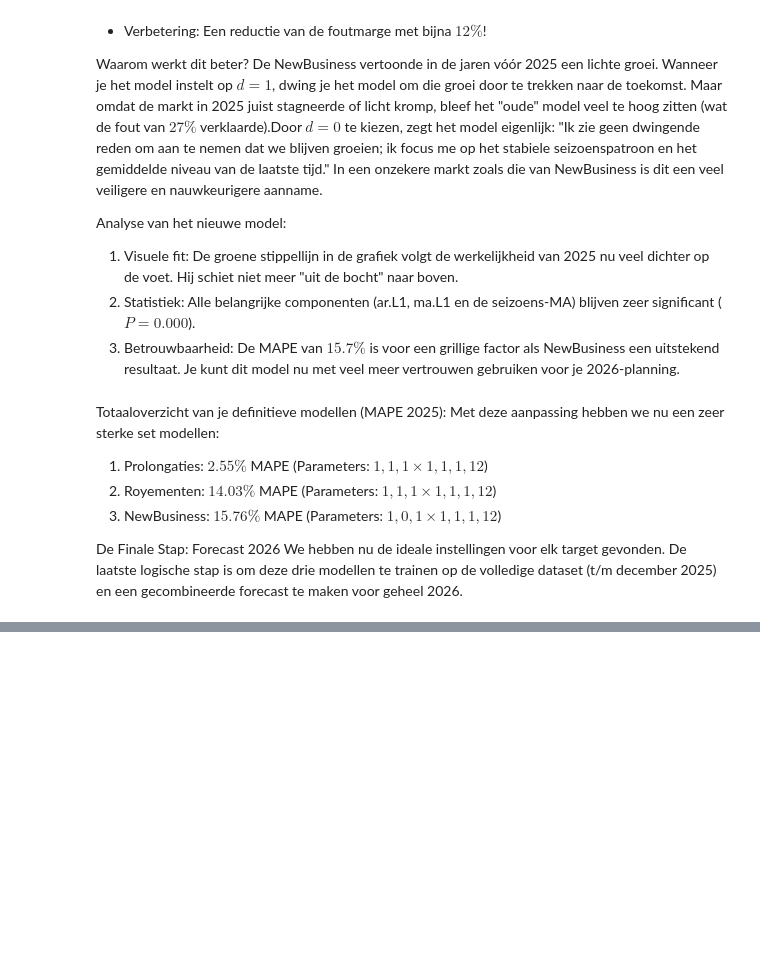
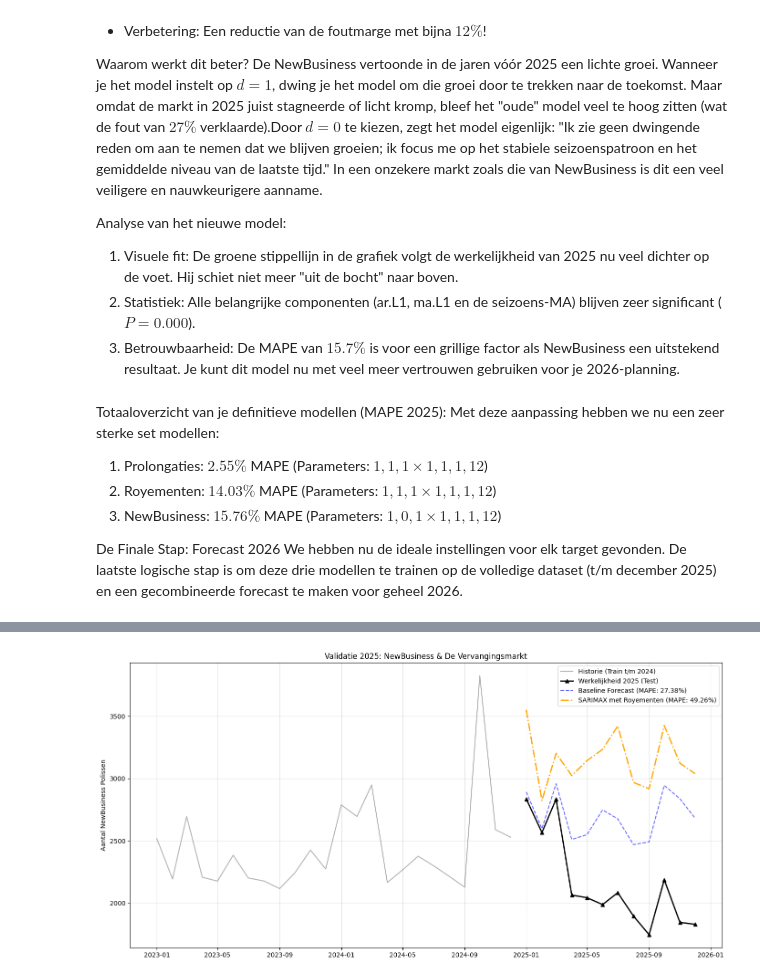
Before and after one commit to wmvanhuis/MADS-ML-Graduation_Project_Bovemij, a Jupyter notebook: notebooks/timeseries/model timeseries newbusiness.ipynb, the cells around one changed output, grey strips where cells are left out. Drawn from its saved outputs; the diff is of its cells as text; code cells hidden in the pictures; blank space fills up the shorter version.

```diff
--- a/notebooks/timeseries/model timeseries newbusiness.ipynb
+++ b/notebooks/timeseries/model timeseries newbusiness.ipynb
@@ -484,0 +651,71 @@ We hebben nu de ideale instellingen voor elk target gevonden. De laatste logisch
+# %%
+# Validatie op 2025 met Royementen als Exogene Variabele
+
+# 1. Variabelen voorbereiden
+target_col = 'Log_NewBusiness'
+exog_col = 'Log_Royementen'
+
+# 2. Splitsen in Train (nu t/m 2024!) en Test (nu 2025!)
+train_2025 = df[:'2024-12-01']
+test_2025 = df['2025-01-01':'2025-12-01']
+
+print("--- Start VALIDATIE op 2025: NewBusiness met Royementen (Vervangingsmarkt) ---")
+
+# 3. Model 1: Baseline NewBusiness 2025 (Zonder Exog)
+model_base_2025 = SARIMAX(train_2025[target_col],
+                          order=(1, 1, 1),
+                          seasonal_order=(1, 1, 1, 12),
+                          enforce_stationarity=False,
+                          enforce_invertibility=False)
+res_base_2025 = model_base_2025.fit(disp=False)
+fc_base_log_2025 = res_base_2025.get_forecast(steps=len(test_2025)).predicted_mean
+forecast_base_final_2025 = np.expm1(fc_base_log_2025)
+
+# 4. Model 2: SARIMAX 2025 (Met Exog 'Royementen')
+model_exog_2025 = SARIMAX(train_2025[target_col],
+                          exog=train_2025[exog_col],
+                          order=(1, 1, 1),
+                          seasonal_order=(1, 1, 1, 12),
+                          enforce_stationarity=False,
+                          enforce_invertibility=False)
+res_exog_2025 = model_exog_2025.fit(disp=False)
+
+fc_exog_log_2025 = res_exog_2025.get_forecast(steps=len(test_2025), exog=test_2025[exog_col]).predicted_mean
+forecast_exog_final_2025 = np.expm1(fc_exog_log_2025)
+
+# 5. Werkelijke data 2025
+actual_final_2025 = np.expm1(test_2025[target_col])
+
+# 6. Evaluatie Berekenen
+mape_base_2025 = mean_absolute_percentage_error(actual_final_2025, forecast_base_final_2025)
+rmse_base_2025 = np.sqrt(mean_squared_error(actual_final_2025, forecast_base_final_2025))
+
+mape_exog_2025 = mean_absolute_percentage_error(actual_final_2025, forecast_exog_final_2025)
+rmse_exog_2025 = np.sqrt(mean_squared_error(actual_final_2025, forecast_exog_final_2025))
+
+# 7. Resultaten Printen
+print(f"\nBaseline Model NewBusiness 2025 (Alleen Historie):")
+print(f"MAPE: {mape_base_2025:.2%}")
+print(f"RMSE: {rmse_base_2025:.2f} polissen")
+
+print(f"\nSARIMAX Model NewBusiness 2025 (Met Royementen als voorspeller):")
+print(f"MAPE: {mape_exog_2025:.2%}")
+print(f"RMSE: {rmse_exog_2025:.2f} polissen")
+
+print("\nModel Summary (Let op de P-waarde van 'Log_Royementen'):")
+print(res_exog_2025.summary().tables[1])
+
+# 8. Visualisatie
+plt.figure(figsize=(14, 7))
+plt.plot(np.expm1(train_2025[target_col]['2023-01-01':]), label='Historie (Train t/m 2024)', color='black', alpha=0.3)
+plt.plot(actual_final_2025, label='Werkelijkheid 2025 (Test)', color='black', marker='^', linewidth=2)
+plt.plot(forecast_base_final_2025, label=f'Baseline Forecast (MAPE: {mape_base_2025:.2%})', color='blue', linestyle='--', alpha=0.6)
+plt.plot(forecast_exog_final_2025, label=f'SARIMAX met Royementen (MAPE: {mape_exog_2025:.2%})', color='orange', linewidth=2, linestyle='-.')
+
+plt.title('Validatie 2025: NewBusiness & De Vervangingsmarkt')
+plt.ylabel('Aantal NewBusiness Polissen')
+plt.legend()
+plt.grid(True, alpha=0.3)
+plt.tight_layout()
+plt.show()
+# %% [output]
@@ -484,0 +739 @@ We hebben nu de ideale instellingen voor elk target gevonden. De laatste logisch
+[figure, added]
```
Also changed, not shown: parts of 7 cells of this notebook.
